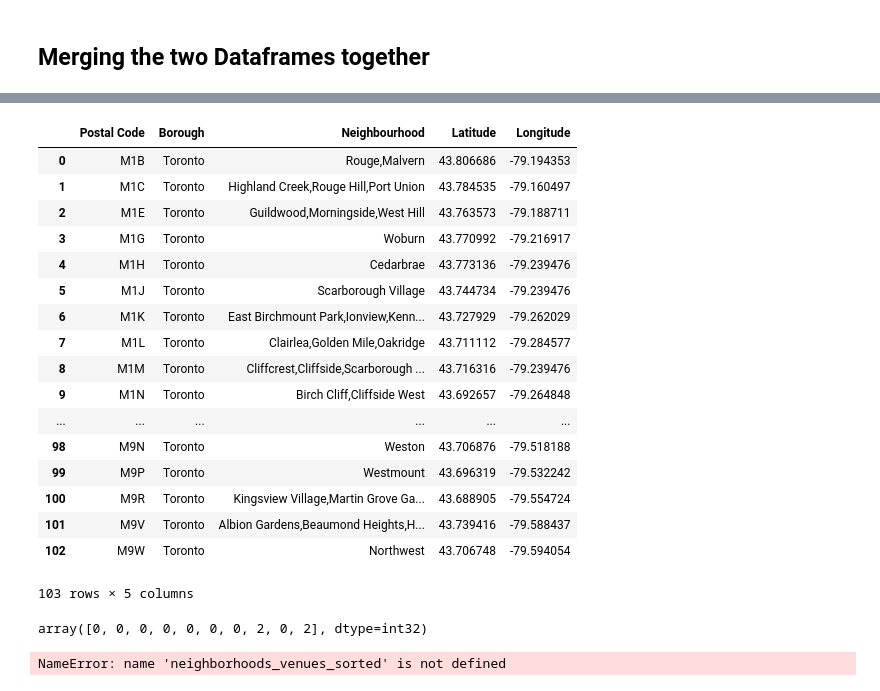
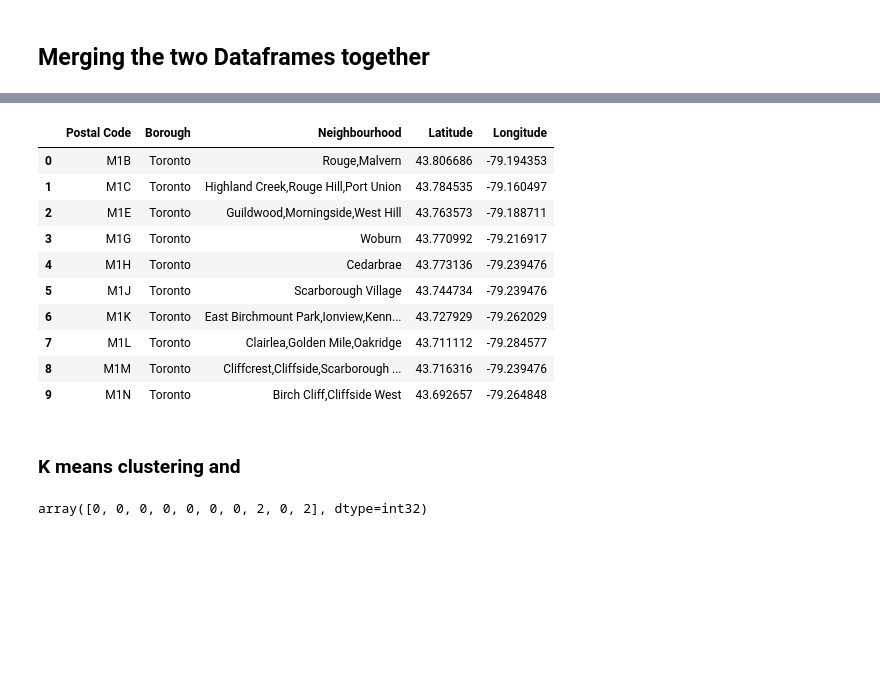
Before and after one commit to munib09/Coursera_Capstone, a Jupyter notebook: Scrapping Assignment.ipynb, the cells around one changed output, grey strips where cells are left out. Saved outputs shown, nothing was run; the diff lists cells and outputs as text; code cells hidden in the pictures; blank space fills up the shorter version.

```diff
--- a/Scrapping Assignment.ipynb
+++ b/Scrapping Assignment.ipynb
@@ -166,23 +165,18 @@ Grouped_data
 # %%
 Grouped_data['Borough'] = 'Toronto'
-Grouped_data
+Grouped_data.head(10)
 # %% [output]
 |  | Postal Code | Borough | Neighbourhood | Latitude | Longitude |
 | 0 | M1B | Toronto | Rouge,Malvern | 43.806686 | -79.194353 |
 | 1 | M1C | Toronto | Highland Creek,Rouge Hill,Port Union | 43.784535 | -79.160497 |
 | 2 | M1E | Toronto | Guildwood,Morningside,West Hill | 43.763573 | -79.188711 |
 | 3 | M1G | Toronto | Woburn | 43.770992 | -79.216917 |
 | 4 | M1H | Toronto | Cedarbrae | 43.773136 | -79.239476 |
 | 5 | M1J | Toronto | Scarborough Village | 43.744734 | -79.239476 |
 | 6 | M1K | Toronto | East Birchmount Park,Ionview,Kenn... | 43.727929 | -79.262029 |
 | 7 | M1L | Toronto | Clairlea,Golden Mile,Oakridge | 43.711112 | -79.284577 |
 | 8 | M1M | Toronto | Cliffcrest,Cliffside,Scarborough ... | 43.716316 | -79.239476 |
 | 9 | M1N | Toronto | Birch Cliff,Cliffside West | 43.692657 | -79.264848 |
-| ... | ... | ... | ... | ... | ... |
-| 98 | M9N | Toronto | Weston | 43.706876 | -79.518188 |
-| 99 | M9P | Toronto | Westmount | 43.696319 | -79.532242 |
-| 100 | M9R | Toronto | Kingsview Village,Martin Grove Ga... | 43.688905 | -79.554724 |
-| 101 | M9V | Toronto | Albion Gardens,Beaumond Heights,H... | 43.739416 | -79.588437 |
-| 102 | M9W | Toronto | Northwest | 43.706748 | -79.594054 |
-103 rows × 5 columns
+# %% [markdown]
+<H3> K means clustering and
 # %%
@@ -201,15 +194,3 @@ kmeans = KMeans(n_clusters=kclusters, random_state=0).fit(manhattan_grouped_clus
 kmeans.labels_[0:10]
 # %% [output]
 array([0, 0, 0, 0, 0, 0, 0, 2, 0, 2], dtype=int32)
-# %%
-# add clustering labels
-neighborhoods_venues_sorted.insert(0, 'Cluster Labels', kmeans.labels_)
-
-manhattan_merged = manhattan_data
-
-# merge toronto_grouped with toronto_data to add latitude/longitude for each neighborhood
-manhattan_merged = manhattan_merged.join(neighborhoods_venues_sorted.set_index('Neighborhood'), on='Neighborhood')
-
-manhattan_merged.head() # check the last columns!
-# %% [output]
-NameError: name 'neighborhoods_venues_sorted' is not defined
```
Also changed, not shown: parts of 8 cells of this notebook.
